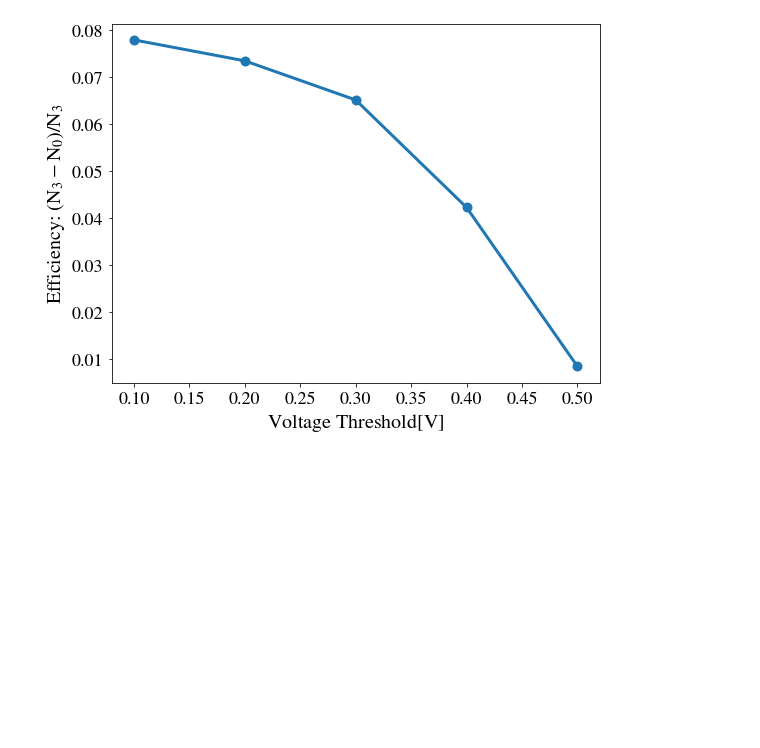
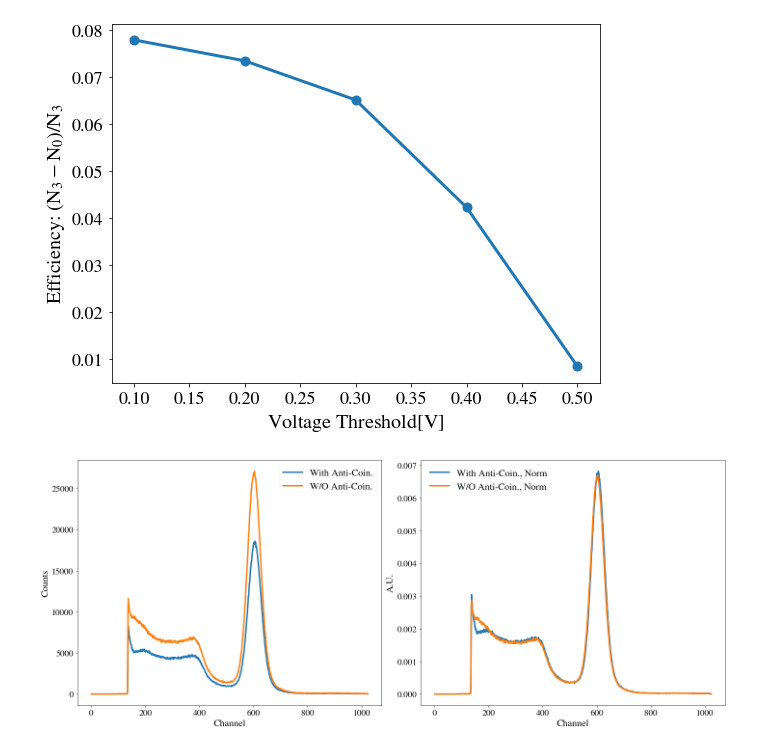
Before and after one commit to DickyChant/AdvNuclExp, a Jupyter notebook: Exp3/analysis/test.ipynb, the cells around one changed output. Cells and saved outputs as stored; diff of their text form; code cells hidden in the pictures; blank space fills up the shorter version.

```diff
--- a/Exp3/analysis/test.ipynb
+++ b/Exp3/analysis/test.ipynb
@@ -57,3 +57,25 @@ plt.savefig("../plots/Efficiency.pdf")
 [figure]
 # %%
 eff.T.to_latex("../Report/Efficiency.tex",header=False)
+# %%
+AntiCo = pd.read_csv("../data/Coin.dat")
+WOCo = pd.read_csv("../data/No_Coin.dat")
+Channel = np.arange(1,1024)
+# %%
+plt.figure(figsize=(20,8))
+plt.subplot(121)
+plt.plot(Channel,AntiCo,label="With Anti-Coin.")
+plt.plot(Channel,WOCo,label="W/O Anti-Coin.")
+plt.xlabel("Channel")
+plt.ylabel("Counts")
+plt.legend()
+plt.subplot(122)
+plt.plot(Channel,AntiCo/AntiCo.sum(),label="With Anti-Coin., Norm")
+plt.plot(Channel,WOCo/WOCo.sum(),label="W/O Anti-Coin., Norm")
+plt.xlabel("Channel")
+plt.ylabel("A.U.")
+plt.legend()
+plt.tight_layout()
+plt.savefig("../plots/Spec.pdf")
+# %% [output]
+[figure, added]
```
Also changed, not shown: parts of 1 cell of this notebook, 6 other files.
